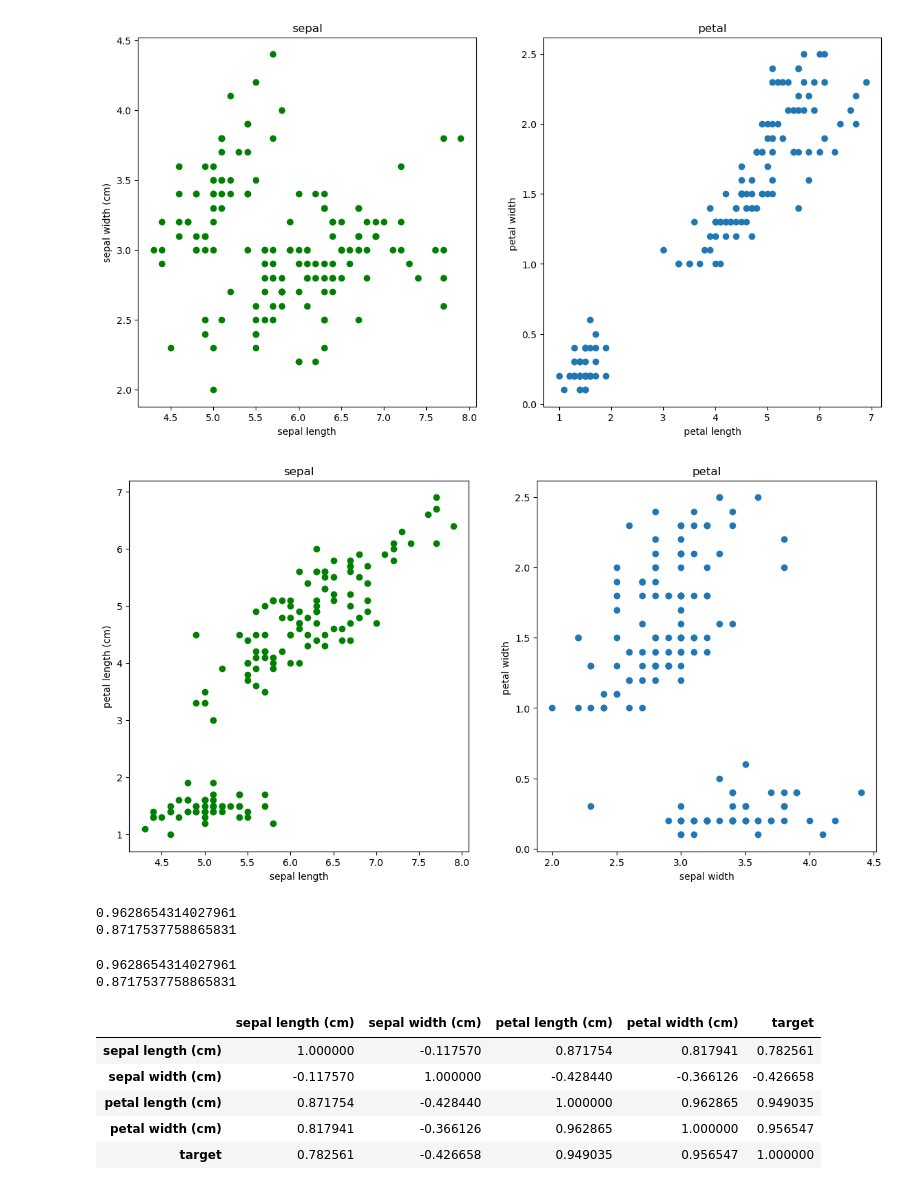
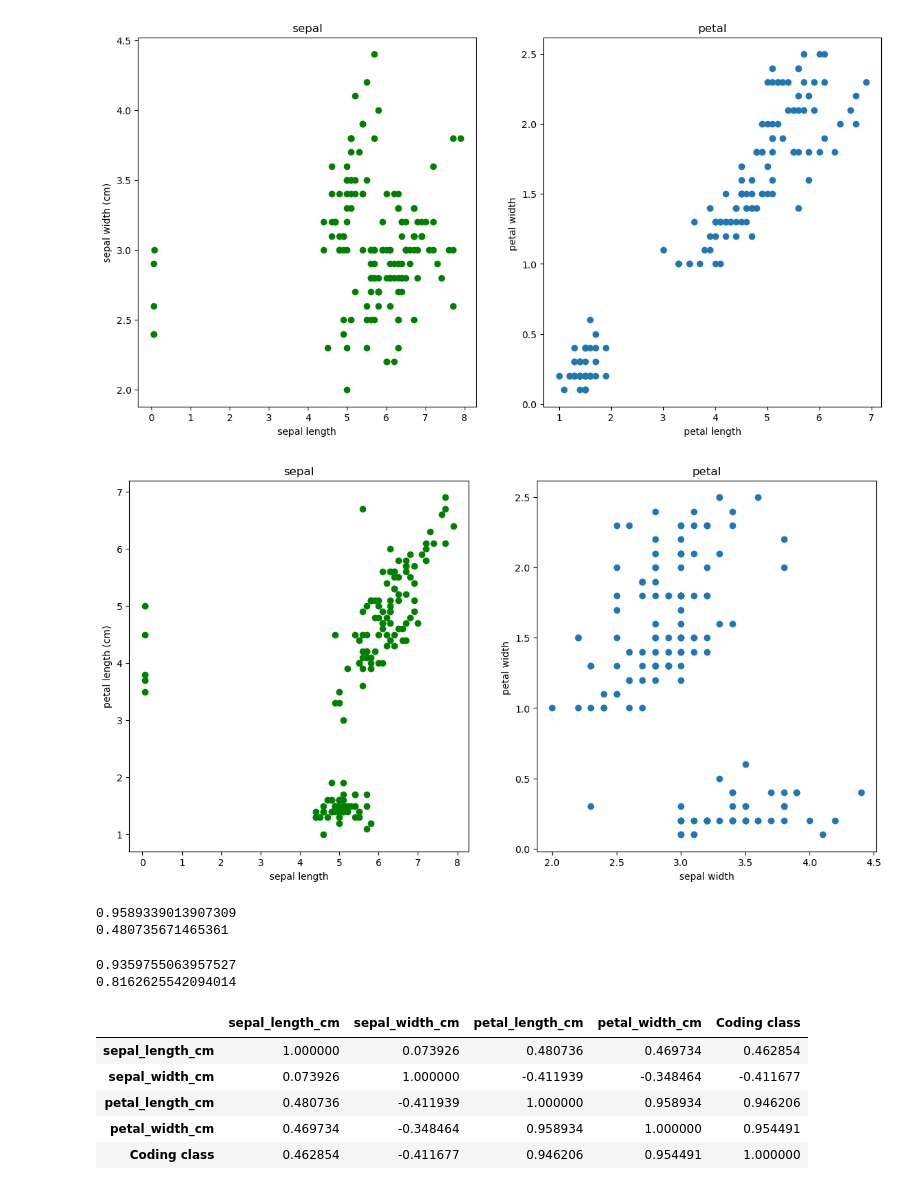
Before and after one commit to anadeondarza/dataptmad0522_labs, a Jupyter notebook: module-3/data-cleaning-challenge/main.ipynb, the cells around one changed output. Saved outputs shown, nothing was run; the diff lists cells and outputs as text; code cells hidden in the pictures.

```diff
--- a/module-3/data-cleaning-challenge/main.ipynb
+++ b/module-3/data-cleaning-challenge/main.ipynb
@@ -31,0 +11,3 @@ iris_1
+# %%
+iris=pd.read_csv("./iris-data.csv")
+iris
@@ -32,8 +35,8 @@ iris_1
+# %%
+iris['class'] = iris['class'].replace({'Iris-setossa':'Iris-setosa', 'versicolor': 'Iris-versicolor'})
 # %%
-iris = datasets.load_iris(as_frame=True)
-description = iris.DESCR
-
-
-iris = iris['data'].merge(iris['target'], left_index=True, right_index=True)
+#Encoding
+class1 = {'Iris-setosa':0, 'Iris-versicolor':1, 'Iris-virginica':2}
+iris['Coding class'] = iris['class'].map(class1)
 iris
 # %% [output]
@@ -163,41 +181,42 @@ scaled_df.describe()
 | max | 1.000000 | 1.000000 | 1.000000 | 1.000000 | 1.000000 |
 # %%
+#Estudio de las variblaes que están mas interrelacionadas.
 fig, axs = plt.subplots(ncols=2, nrows=1, figsize=(14,7))
-axs[0].scatter(iris['sepal length (cm)'], iris['sepal width (cm)'], c='green')
+axs[0].scatter(iris_1['sepal_length_cm'], iris_1['sepal_width_cm'], c='green')
 axs[0].set(xlabel='sepal length', ylabel='sepal width (cm)', title='sepal')
-axs[1].scatter(iris['petal length (cm)'], iris['petal width (cm)'])
+axs[1].scatter(iris_1['petal_length_cm'], iris_1['petal_width_cm'])
 axs[1].set(xlabel='petal length', ylabel='petal width ', title='petal');
 # %% [output]
-[figure, old version]
+[figure, new version]
 # %%
 fig, axs = plt.subplots(ncols=2, nrows=1, figsize=(14,7))
-axs[0].scatter(iris['sepal length (cm)'], iris['petal length (cm)'], c='green')
+axs[0].scatter(iris['sepal_length_cm'], iris['petal_length_cm'], c='green')
 axs[0].set(xlabel='sepal length', ylabel='petal length (cm)', title='sepal')
-axs[1].scatter(iris['sepal width (cm)'], iris['petal width (cm)'])
+axs[1].scatter(iris['sepal_width_cm'], iris['petal_width_cm'])
 axs[1].set(xlabel='sepal width', ylabel='petal width ', title='petal');
 # %% [output]
-[figure, old version]
+[figure, new version]
 # %%
 #pearson
-print(iris['petal length (cm)'].corr(iris['petal width (cm)'], method='pearson'))
-print(iris['sepal length (cm)'].corr(iris['petal length (cm)'], method='pearson'))
+print(iris_1['petal_length_cm'].corr(iris_1['petal_width_cm'], method='pearson'))
+print(iris_1['sepal_length_cm'].corr(iris_1['petal_length_cm'], method='pearson'))
 # %% [output]
-0.9628654314027961
-0.8717537758865831
+0.9589339013907309
+0.480735671465361
 # %%
 # Spearman
-print(iris['petal length (cm)'].corr(iris['petal width (cm)'], method='pearson'))
-print(iris['sepal length (cm)'].corr(iris['petal length (cm)'], method='pearson'))
+print(iris_1['petal_length_cm'].corr(iris_1['petal_width_cm'], method='spearman'))
+print(iris_1['sepal_length_cm'].corr(iris_1['petal_length_cm'], method='spearman'))
 # %% [output]
-0.9628654314027961
-0.8717537758865831
+0.9359755063957527
+0.8162625542094014
 # %%
-iris_correlation = iris.corr()
+iris_correlation = iris_1.corr()
 iris_correlation
 # %% [output]
-|  | sepal length (cm) | sepal width (cm) | petal length (cm) | petal width (cm) | target |
-| sepal length (cm) | 1.000000 | -0.117570 | 0.871754 | 0.817941 | 0.782561 |
-| sepal width (cm) | -0.117570 | 1.000000 | -0.428440 | -0.366126 | -0.426658 |
-| petal length (cm) | 0.871754 | -0.428440 | 1.000000 | 0.962865 | 0.949035 |
-| petal width (cm) | 0.817941 | -0.366126 | 0.962865 | 1.000000 | 0.956547 |
-| target | 0.782561 | -0.426658 | 0.949035 | 0.956547 | 1.000000 |
+|  | sepal_length_cm | sepal_width_cm | petal_length_cm | petal_width_cm | Coding class |
+| sepal_length_cm | 1.000000 | 0.073926 | 0.480736 | 0.469734 | 0.462854 |
+| sepal_width_cm | 0.073926 | 1.000000 | -0.411939 | -0.348464 | -0.411677 |
+| petal_length_cm | 0.480736 | -0.411939 | 1.000000 | 0.958934 | 0.946206 |
+| petal_width_cm | 0.469734 | -0.348464 | 0.958934 | 1.000000 | 0.954491 |
+| Coding class | 0.462854 | -0.411677 | 0.946206 | 0.954491 | 1.000000 |
```
Also changed, not shown: parts of 14 cells of this notebook.
